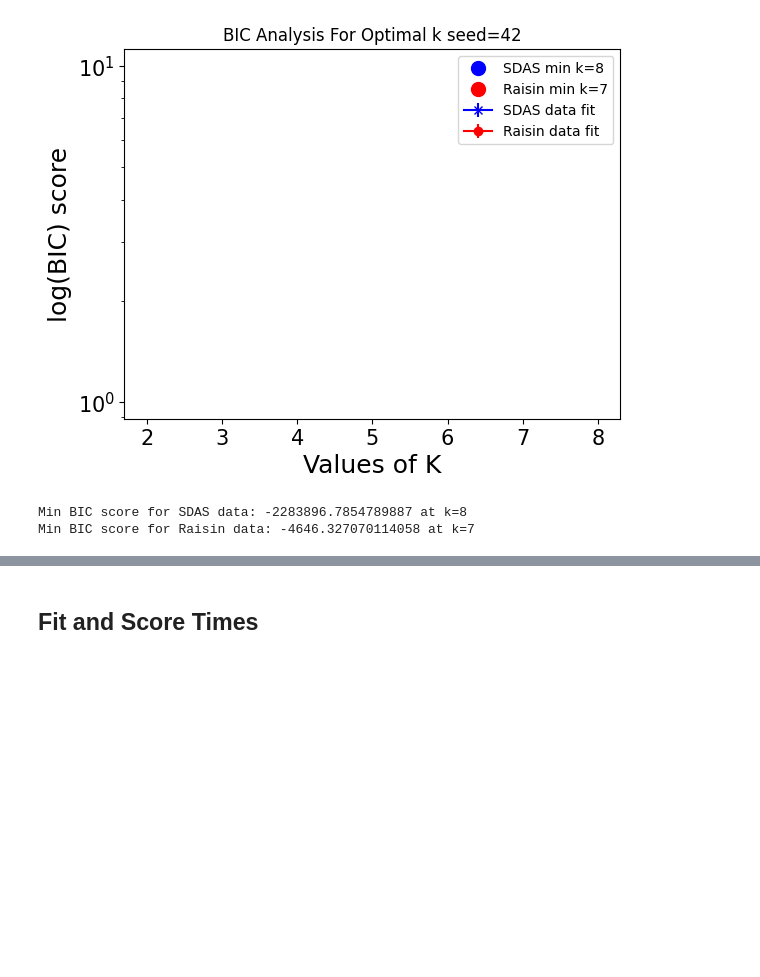
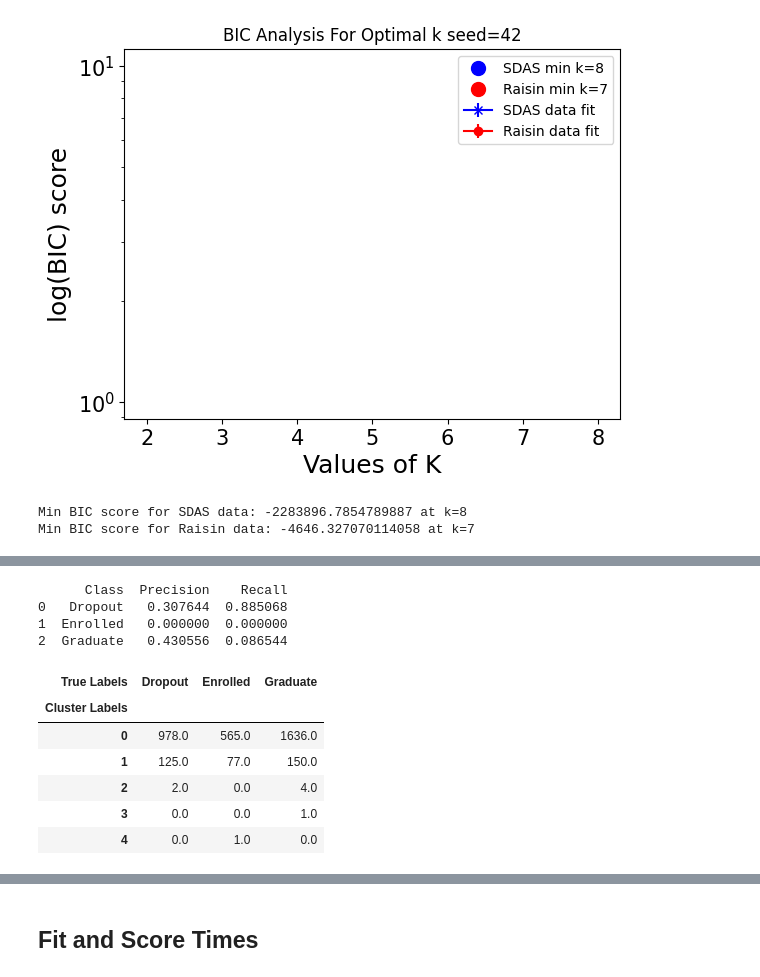
Before and after one commit to climberwb/ML, a Jupyter notebook: A3/Clustering.ipynb, the cells around one changed output, grey strips where cells are left out. Drawn from its saved outputs; the diff is of its cells as text; code cells hidden in the pictures; blank space fills up the shorter version.

Commit message:
added prec/recall metrics

```diff
--- a/A3/Clustering.ipynb
+++ b/A3/Clustering.ipynb
@@ -551,0 +612,32 @@ helpers.increase_font_size(plt)
+# %%
+reload_notebook_cell()
+
+cluster_label_counts_table = pipeline_helpers.cluster_label_counts(y_train_sdas['Target'], cluster_labels_sdas_best, label_mapping_sdas)
+
+# display cluster labels
+cluster_labels_sdas = pd.DataFrame({"cluster_labels": cluster_labels_sdas_best})
+
+cluster_labels_sdas["cluster_labels"] = cluster_labels_sdas["cluster_labels"].apply(lambda x: "Graduate" if x else "Dropout")
+
+
+
+# Map cluster labels to the original labels
+cluster_labels_sdas = pd.DataFrame({"cluster_labels": cluster_labels_sdas_best})
+cluster_labels_sdas["cluster_labels"] = cluster_labels_sdas["cluster_labels"].apply(lambda x: "Graduate" if x else "Dropout")
+
+# Calculate precision and recall
+precision_recall_df = pipeline_helpers.calculate_precision_recall(y_train_sdas, cluster_labels_sdas["cluster_labels"], label_mapping_sdas)
+print(precision_recall_df)
+cluster_label_counts_table
+# %% [output]
+      Class  Precision    Recall
+0   Dropout   0.307644  0.885068
+1  Enrolled   0.000000  0.000000
+2  Graduate   0.430556  0.086544
+| True Labels | Dropout | Enrolled | Graduate |
+| Cluster Labels |  |  |  |
+| 0 | 978.0 | 565.0 | 1636.0 |
+| 1 | 125.0 | 77.0 | 150.0 |
+| 2 | 2.0 | 0.0 | 4.0 |
+| 3 | 0.0 | 0.0 | 1.0 |
+| 4 | 0.0 | 1.0 | 0.0 |
```
Also changed, not shown: parts of 8 cells of this notebook, 4 other files.
